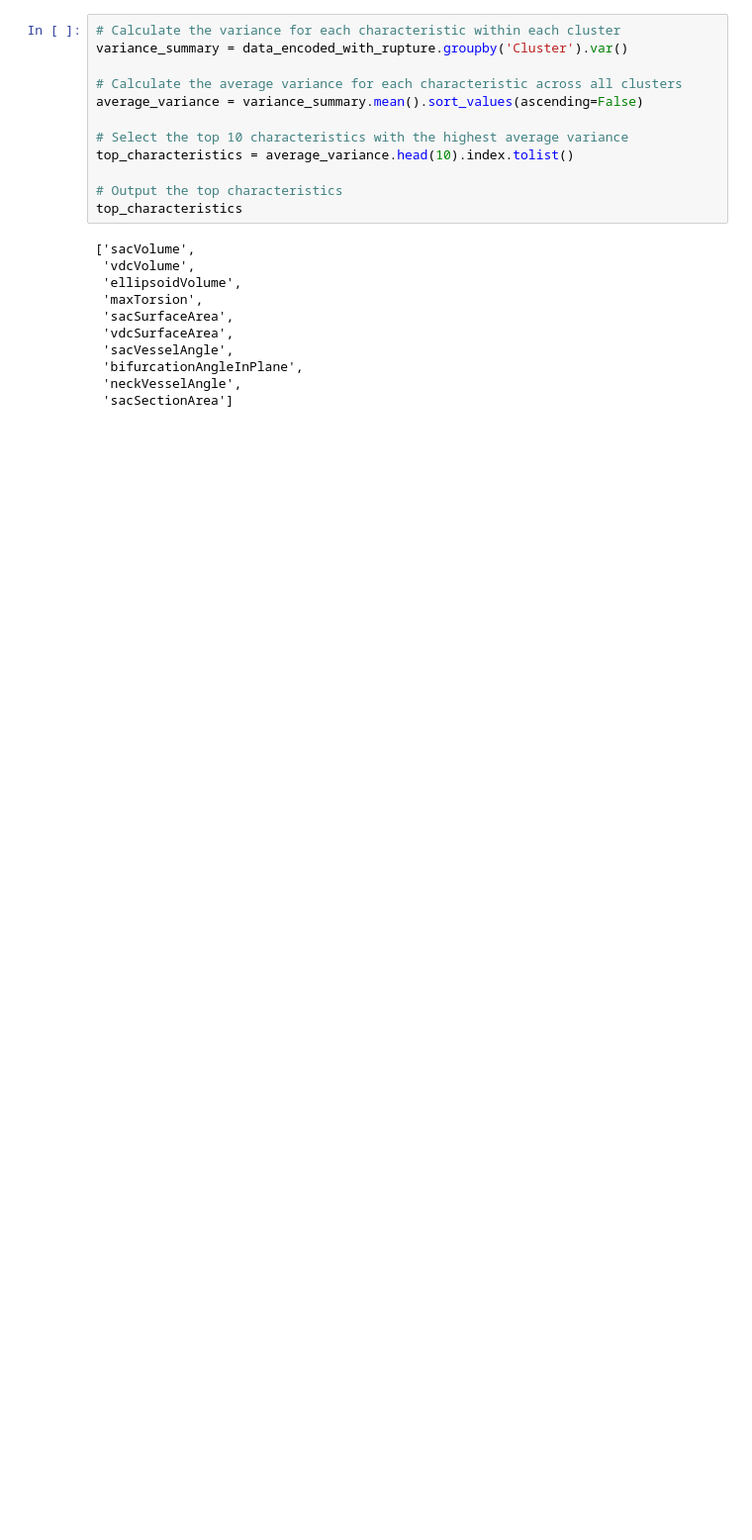
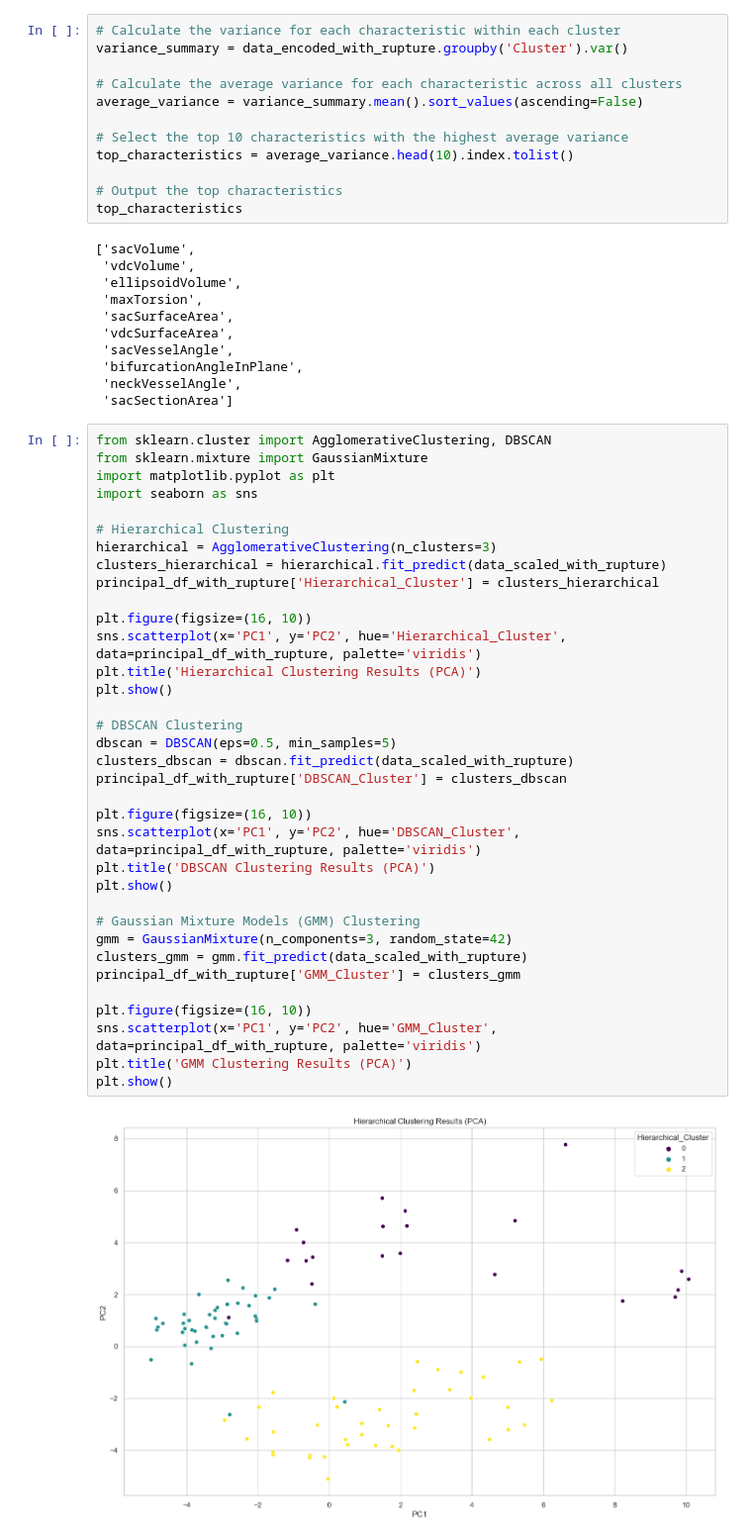
Before and after one commit to shrinitbabel/Aneurysm-CFD-Supervised-Clustering, a Jupyter notebook: Aneurysm EDA.ipynb, the cells around one changed output. Shown at 99% size. Cells and saved outputs as stored; diff of their text form; blank space fills up the shorter version.

```diff
--- a/Aneurysm EDA.ipynb
+++ b/Aneurysm EDA.ipynb
@@ -219,3 +219,40 @@ top_characteristics
  'bifurcationAngleInPlane',
  'neckVesselAngle',
  'sacSectionArea']
+# %%
+from sklearn.cluster import AgglomerativeClustering, DBSCAN
+from sklearn.mixture import GaussianMixture
+import matplotlib.pyplot as plt
+import seaborn as sns
+
+# Hierarchical Clustering
+hierarchical = AgglomerativeClustering(n_clusters=3)
+clusters_hierarchical = hierarchical.fit_predict(data_scaled_with_rupture)
+principal_df_with_rupture['Hierarchical_Cluster'] = clusters_hierarchical
+
+plt.figure(figsize=(16, 10))
+sns.scatterplot(x='PC1', y='PC2', hue='Hierarchical_Cluster', data=principal_df_with_rupture, palette='viridis')
+plt.title('Hierarchical Clustering Results (PCA)')
+plt.show()
+
+# DBSCAN Clustering
+dbscan = DBSCAN(eps=0.5, min_samples=5)
+clusters_dbscan = dbscan.fit_predict(data_scaled_with_rupture)
+principal_df_with_rupture['DBSCAN_Cluster'] = clusters_dbscan
+
+plt.figure(figsize=(16, 10))
+sns.scatterplot(x='PC1', y='PC2', hue='DBSCAN_Cluster', data=principal_df_with_rupture, palette='viridis')
+plt.title('DBSCAN Clustering Results (PCA)')
+plt.show()
+
+# Gaussian Mixture Models (GMM) Clustering
+gmm = GaussianMixture(n_components=3, random_state=42)
+clusters_gmm = gmm.fit_predict(data_scaled_with_rupture)
+principal_df_with_rupture['GMM_Cluster'] = clusters_gmm
+
+plt.figure(figsize=(16, 10))
+sns.scatterplot(x='PC1', y='PC2', hue='GMM_Cluster', data=principal_df_with_rupture, palette='viridis')
+plt.title('GMM Clustering Results (PCA)')
+plt.show()
+# %% [output]
+[figure, added]
```
Also changed, not shown: parts of 2 cells of this notebook.
